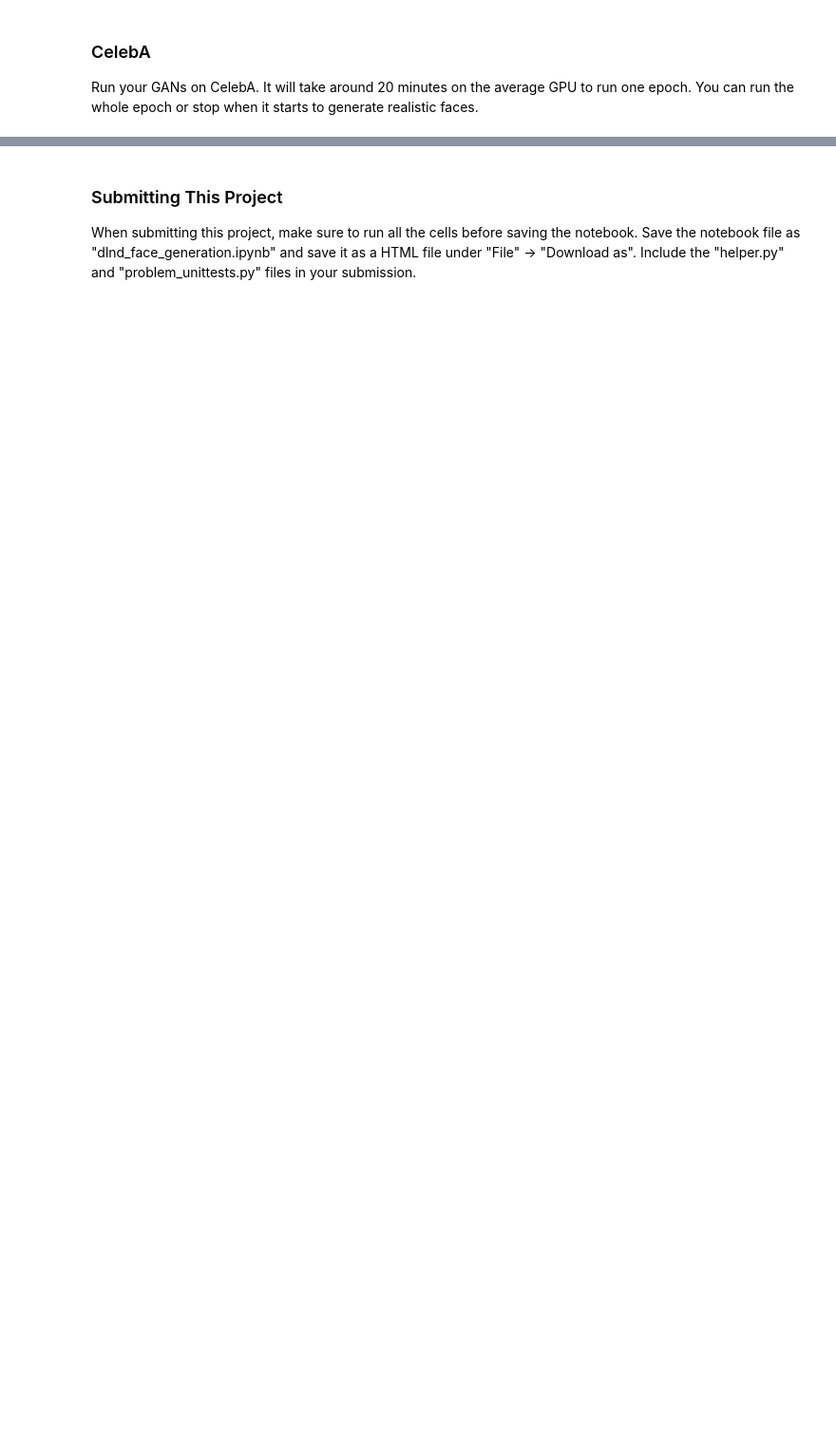
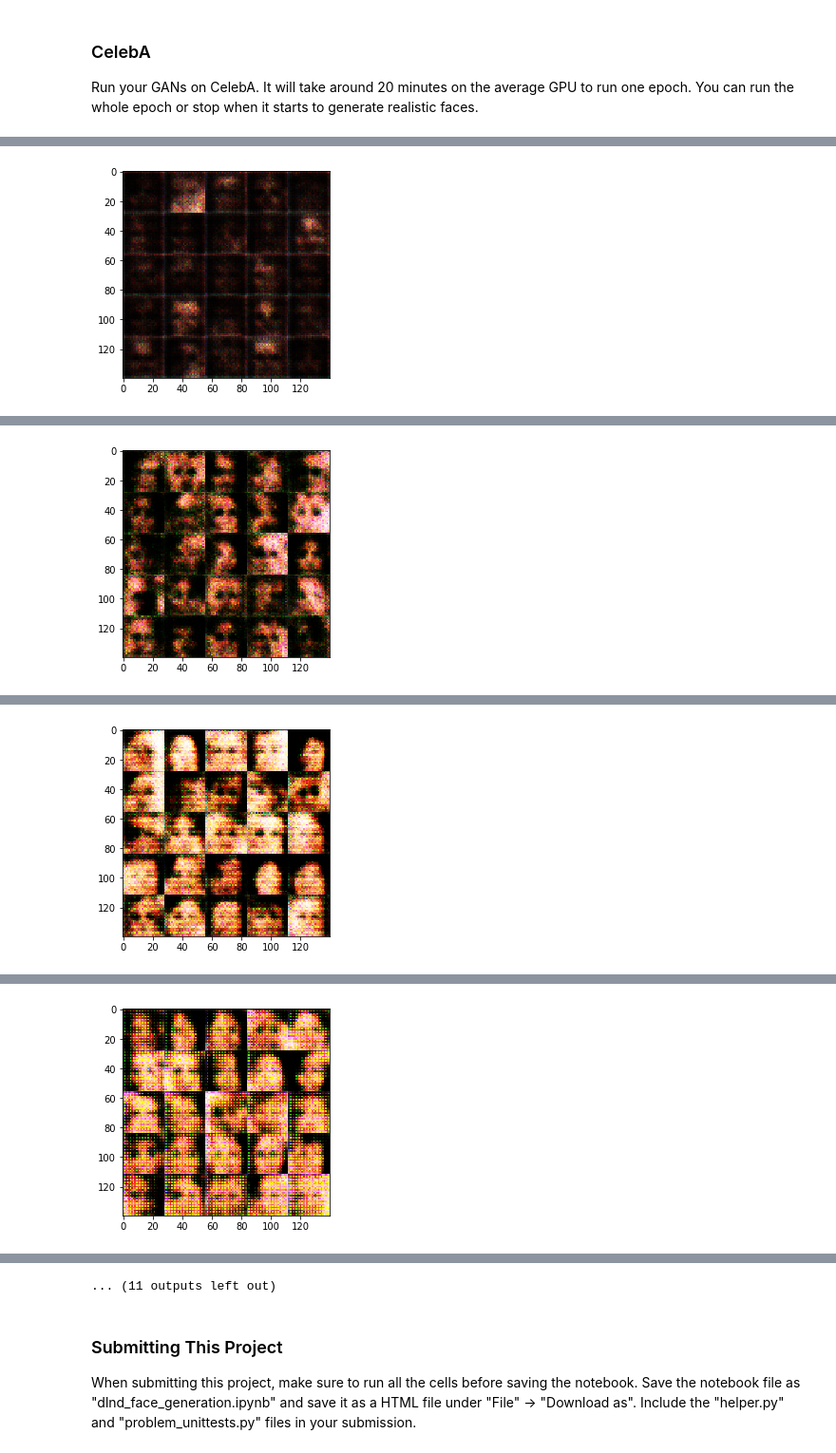
Before and after one commit to RonRichman/face_gen, a Jupyter notebook: dlnd_face_generation.ipynb, the cells around one changed output, grey strips where cells are left out. Shown at 95% size. Drawn from its saved outputs; the diff is of its cells as text; code cells hidden in the pictures; blank space fills up the shorter version.

Commit message:
trained

```diff
--- a/dlnd_face_generation.ipynb
+++ b/dlnd_face_generation.ipynb
@@ -148,15 +158,17 @@ def discriminator(images, reuse=False):
     with tf.variable_scope('discriminator', reuse=reuse):
         layer1 = tf.layers.conv2d(images, filters=64, kernel_size=5, strides=2, padding = 'same')
         relu1 = tf.maximum(layer1, alpha*layer1)
+        relu1 = tf.nn.dropout(relu1, 0.9)
 
-        #layer2 = tf.image.resize_nearest_neighbor(relu1, (16,16))
         layer2 = tf.layers.conv2d(relu1, filters=128, kernel_size=5, strides=2, padding = 'same')
         bn2 = tf.layers.batch_normalization(layer2, training=True)
         relu2 = tf.maximum(bn2, alpha*bn2)
+        relu2 = tf.nn.dropout(relu2, 0.9)
 
         layer3 = tf.layers.conv2d(relu2, filters=256, kernel_size=5, strides=2, padding = 'same')
         bn3 = tf.layers.batch_normalization(layer3, training=True)
         relu3 = tf.maximum(bn3, alpha*bn3)
+        relu3 = tf.nn.dropout(relu3, 0.9)
 
         flatten = tf.reshape(relu3, (-1, 4*4*256))
         logits = tf.layers.dense(flatten,1)
@@ -187,21 +199,28 @@ def generator(z, out_channel_dim, is_train=True):
     # TODO: Implement Function
     alpha = 0.2
     with tf.variable_scope('generator', reuse = (not is_train)):
-        layer1 = tf.layers.dense(z, 4*4*256)
-        layer1 = tf.reshape(layer1, (-1,4,4,256))
+
+        #added droout at 50% as per suggestion at https://github.com/soumith/ganhacks
+
+        layer1 = tf.layers.dense(z, 7*7*256)
+        layer1 = tf.reshape(layer1, (-1,7,7,256))
         layer1 = tf.layers.batch_normalization(layer1, training = is_train)
         layer1 = tf.maximum(layer1, alpha*layer1)
+        layer1 = tf.nn.dropout(layer1, 0.9)
 
-        layer2 = tf.image.resize_nearest_neighbor(layer1, (7,7))
-        layer2 = tf.layers.conv2d_transpose(layer2,128,5, strides=2, padding='same')
+        layer2 = tf.layers.conv2d_transpose(layer1,128,5, strides=2, padding='same')
         layer2 = tf.layers.batch_normalization(layer2, training = is_train)
         layer2 = tf.maximum(layer2, alpha*layer2)
+        layer2 = tf.nn.dropout(layer2, 0.9)
 
-        layer3 = tf.layers.conv2d_transpose(layer2,out_channel_dim,5, strides=2, padding = 'same')
+        layer3 = tf.layers.conv2d_transpose(layer2,64,5, strides=2, padding = 'same')
         layer3 = tf.layers.batch_normalization(layer3, training = is_train)
         layer3 = tf.maximum(layer3, alpha*layer3)
+        layer3 = tf.nn.dropout(layer3, 0.9)
 
-        out = tf.tanh(layer3)
+        logits = tf.layers.conv2d_transpose(layer3, out_channel_dim, 5, strides=1, padding='same')
+
+        out = tf.tanh(logits)
 
     return out
 
@@ -234,7 +253,7 @@ def model_loss(input_real, input_z, out_channel_dim):
     smooth = 0.9
 
     d_loss_real = tf.reduce_mean(
-    tf.nn.sigmoid_cross_entropy_with_logits(logits = disc_logits_real,labels = tf.ones_like(disc_model_real)*(1-smooth)))
+    tf.nn.sigmoid_cross_entropy_with_logits(logits = disc_logits_real,labels = tf.ones_like(disc_model_real)*smooth))
 
     d_loss_fake = tf.reduce_mean(
     tf.nn.sigmoid_cross_entropy_with_logits(logits = disc_model_fake,labels = tf.zeros_like(disc_model_fake)))
@@ -362,7 +381,7 @@ def train(epoch_count, batch_size, z_dim, learning_rate, beta1, get_batches, dat
 
                 if steps % 10 == 0 :
                     train_loss_d = d_loss.eval({inputs_real:batch_images,inputs_z:batch_z})
-                    train_loss_g = g_loss.eval({inputs_real:batch_images,inputs_z:batch_z})
+                    train_loss_g = g_loss.eval({inputs_z:batch_z})
                     print("Epoch {}/{}...".format(epoch_i+1, epoch_count),
                       "Discriminator Loss: {:.4f}...".format(train_loss_d),
                       "Generator Loss: {:.4f}".format(train_loss_g))
@@ -370,7 +389,7 @@ def train(epoch_count, batch_size, z_dim, learning_rate, beta1, get_batches, dat
                     losses.append((train_loss_d, train_loss_g))
 
                 if steps % 100 == 0:
-                    show_generator_output(sess,1,inputs_z,image_channels,"RGB")
+                    show_generator_output(sess,25,inputs_z,image_channels,data_image_mode)
 # %% [markdown]
 ### MNIST
 Test your GANs architecture on MNIST.  After 2 epochs, the GANs should be able to generate images that look like handwritten digits.  Make sure the loss of the generator is lower than the loss of the discriminator or close to 0.
@@ -402,10 +421,10 @@ Epoch 1/2... Discriminator Loss: 1.0310... Generator Loss: 0.6925
 ### CelebA
 Run your GANs on CelebA.  It will take around 20 minutes on the average GPU to run one epoch.  You can run the whole epoch or stop when it starts to generate realistic faces.
 # %%
-batch_size = None
-z_dim = None
-learning_rate = None
-beta1 = None
+batch_size = 64
+z_dim = 200
+learning_rate = 0.0002
+beta1 = .5
 
 
 """
@@ -417,3 +436,4 @@ celeba_dataset = helper.Dataset('celeba', glob(os.path.join(data_dir, 'img_align
 with tf.Graph().as_default():
     train(epochs, batch_size, z_dim, learning_rate, beta1, celeba_dataset.get_batches,
           celeba_dataset.shape, celeba_dataset.image_mode)
+# %% [output]
@@ -419,0 +450 @@ with tf.Graph().as_default():
+[figure, added]
@@ -419,0 +461 @@ with tf.Graph().as_default():
+[figure, added]
@@ -419,0 +472 @@ with tf.Graph().as_default():
+[figure, added]
@@ -419,0 +483 @@ with tf.Graph().as_default():
+[figure, added]
@@ -420,3 +506,4 @@ with tf.Graph().as_default():
+... (11 outputs left out)
 # %% [markdown]
 ### Submitting This Project
 When submitting this project, make sure to run all the cells before saving the notebook. Save the notebook file as "dlnd_face_generation.ipynb" and save it as a HTML file under "File" -> "Download as". Include the "helper.py" and "problem_unittests.py" files in your submission.
```
Also changed, not shown: parts of 8 cells of this notebook.
